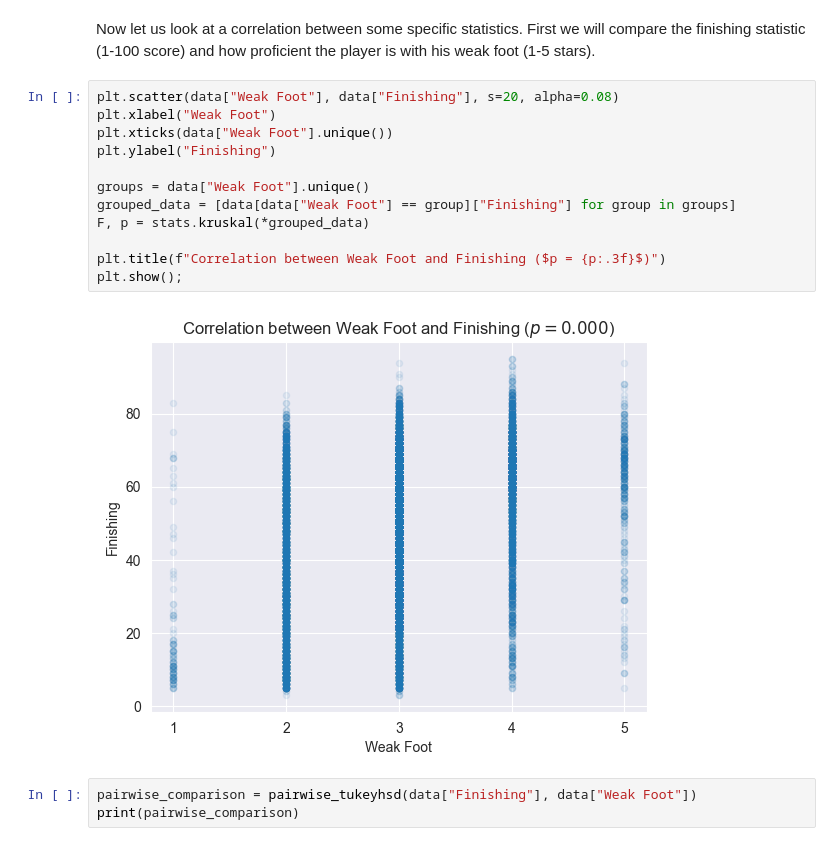
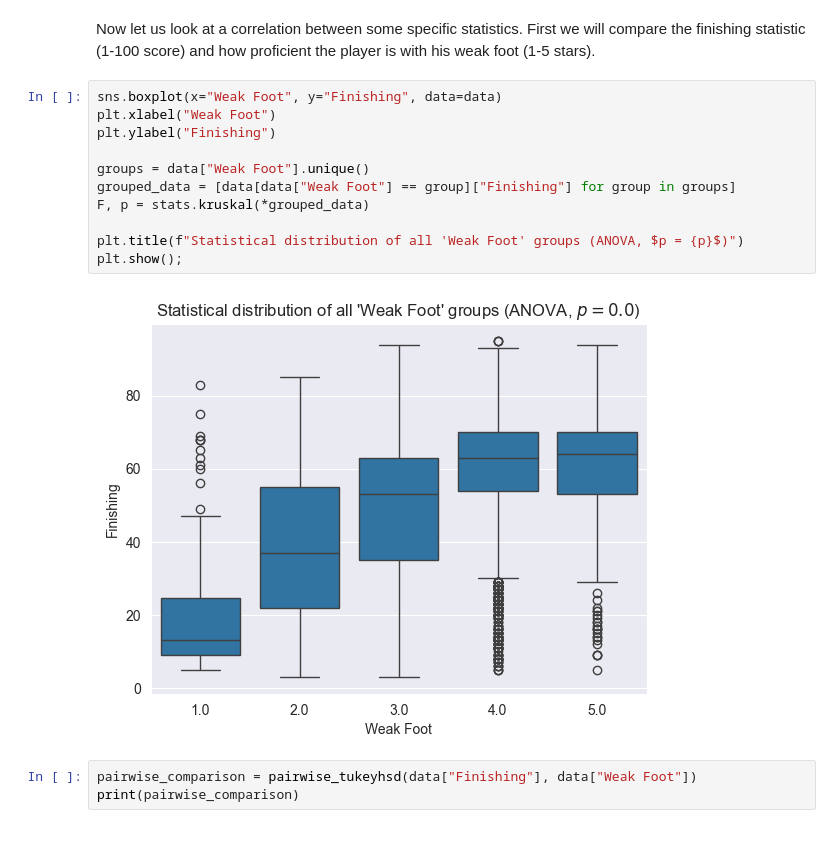
Before and after one commit to zurfil/DataSciencePortfolio, a Jupyter notebook: FIFA/main.ipynb, the cells around one changed output. Saved outputs shown, nothing was run; the diff lists cells and outputs as text.

```diff
--- a/FIFA/main.ipynb
+++ b/FIFA/main.ipynb
@@ -158,19 +161,18 @@ Looking at the result there is some minor resemblance, although not as pronounce
 Now let us look at a correlation between some specific statistics.
 First we will compare the finishing statistic (1-100 score) and how proficient the player is with his weak foot (1-5 stars).
 # %%
-plt.scatter(data["Weak Foot"], data["Finishing"], s=20, alpha=0.08)
+sns.boxplot(x="Weak Foot", y="Finishing", data=data)
 plt.xlabel("Weak Foot")
-plt.xticks(data["Weak Foot"].unique())
 plt.ylabel("Finishing")
 
 groups = data["Weak Foot"].unique()
 grouped_data = [data[data["Weak Foot"] == group]["Finishing"] for group in groups]
 F, p = stats.kruskal(*grouped_data)
 
-plt.title(f"Correlation between Weak Foot and Finishing ($p = {p:.3f}$)")
+plt.title(f"Statistical distribution of all 'Weak Foot' groups (ANOVA, $p = {p}$)")
 plt.show();
 # %% [output]
-[figure, old version]
+[figure, new version]
 # %%
 pairwise_comparison = pairwise_tukeyhsd(data["Finishing"], data["Weak Foot"])
 print(pairwise_comparison)
```
Also changed, not shown: parts of 9 cells of this notebook.
